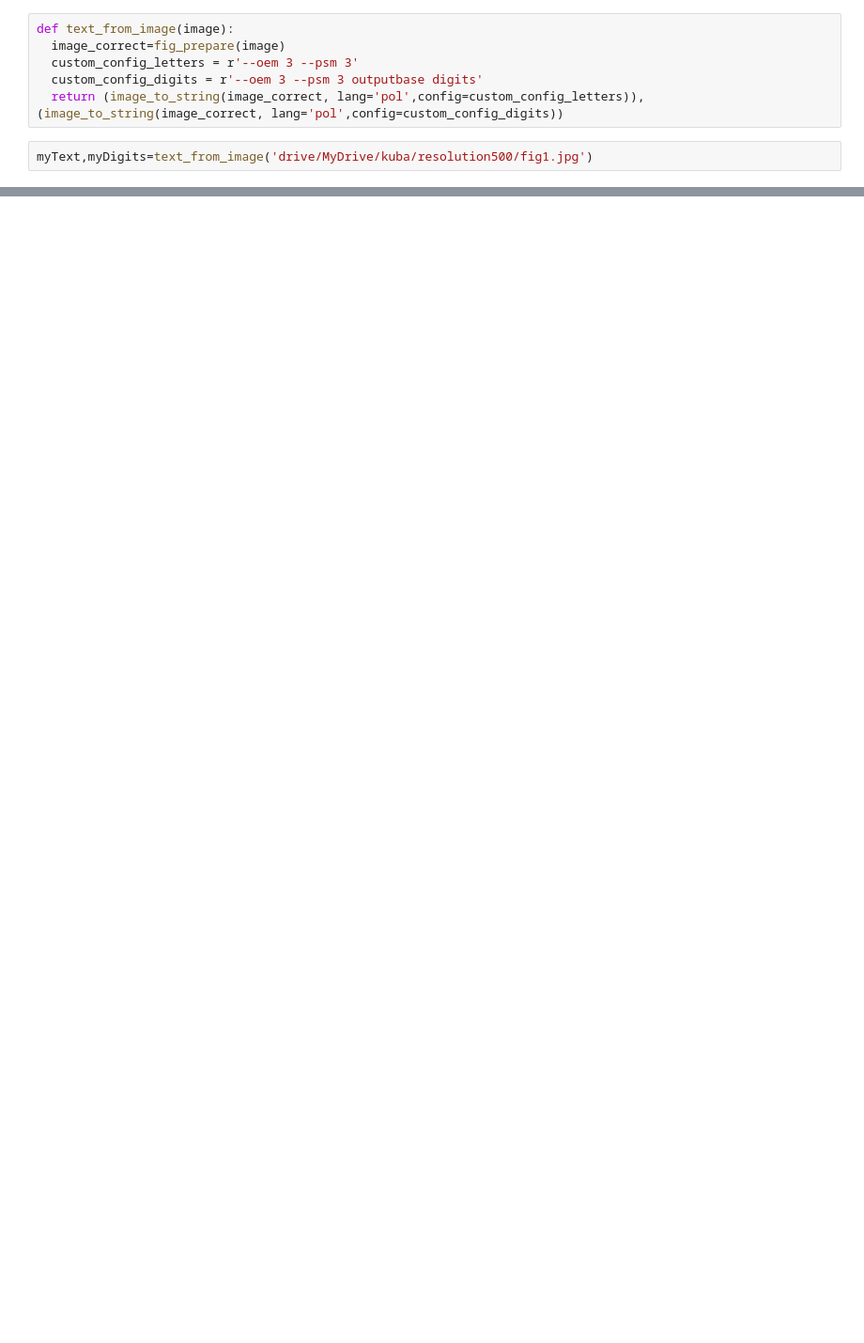
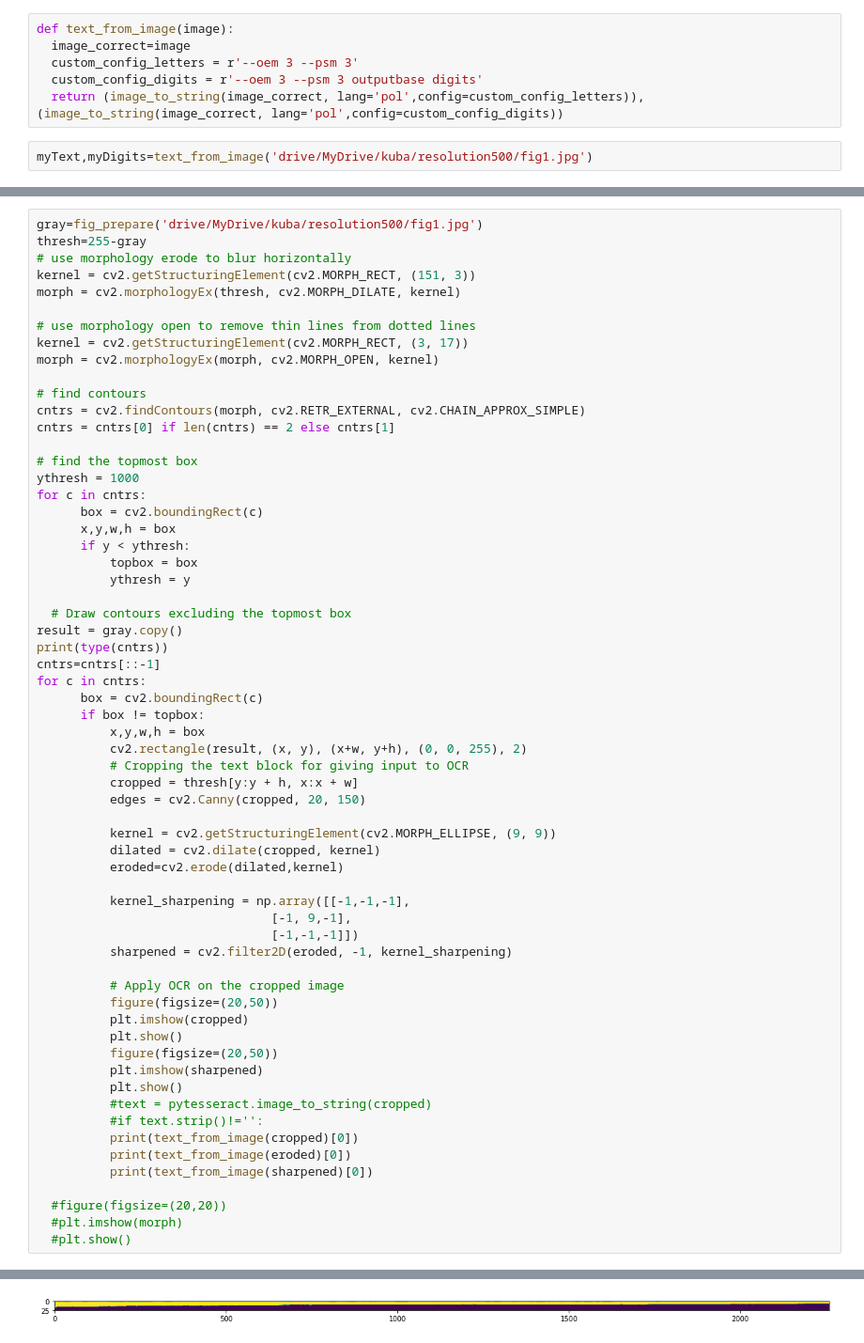
Before and after one commit to KacperGrodecki/image_proccessing, a Jupyter notebook: kuba_img_manip.ipynb, the cells around one changed output, grey strips where cells are left out. Shown at 94% size. Drawn from its saved outputs; the diff is of its cells as text; blank space fills up the shorter version.

```diff
--- a/kuba_img_manip.ipynb
+++ b/kuba_img_manip.ipynb
@@ -110,6 +141,6 @@ def fig_prepare(file):
 # %%
 def text_from_image(image):
-  image_correct=fig_prepare(image)
+  image_correct=image
   custom_config_letters = r'--oem 3 --psm 3'
   custom_config_digits = r'--oem 3 --psm 3 outputbase digits'
   return (image_to_string(image_correct, lang='pol',config=custom_config_letters)),(image_to_string(image_correct, lang='pol',config=custom_config_digits))
@@ -169,3 +197,66 @@ plt.imshow(mask)
 plt.show()
 # %% [output]
 [figure]
+# %%
+gray=fig_prepare('drive/MyDrive/kuba/resolution500/fig1.jpg')
+thresh=255-gray
+# use morphology erode to blur horizontally
+kernel = cv2.getStructuringElement(cv2.MORPH_RECT, (151, 3))
+morph = cv2.morphologyEx(thresh, cv2.MORPH_DILATE, kernel)
+
+# use morphology open to remove thin lines from dotted lines
+kernel = cv2.getStructuringElement(cv2.MORPH_RECT, (3, 17))
+morph = cv2.morphologyEx(morph, cv2.MORPH_OPEN, kernel)
+
+# find contours
+cntrs = cv2.findContours(morph, cv2.RETR_EXTERNAL, cv2.CHAIN_APPROX_SIMPLE)
+cntrs = cntrs[0] if len(cntrs) == 2 else cntrs[1]
+
+# find the topmost box
+ythresh = 1000
+for c in cntrs:
+      box = cv2.boundingRect(c)
+      x,y,w,h = box
+      if y < ythresh:
+          topbox = box
+          ythresh = y
+
+  # Draw contours excluding the topmost box
+result = gray.copy()
+print(type(cntrs))
+cntrs=cntrs[::-1]
+for c in cntrs:
+      box = cv2.boundingRect(c)
+      if box != topbox:
+          x,y,w,h = box
+          cv2.rectangle(result, (x, y), (x+w, y+h), (0, 0, 255), 2)
+          # Cropping the text block for giving input to OCR
+          cropped = thresh[y:y + h, x:x + w]
+          edges = cv2.Canny(cropped, 20, 150)
+
+          kernel = cv2.getStructuringElement(cv2.MORPH_ELLIPSE, (9, 9))
+          dilated = cv2.dilate(cropped, kernel)
+          eroded=cv2.erode(dilated,kernel)
+
+          kernel_sharpening = np.array([[-1,-1,-1],
+                                [-1, 9,-1],
+                                [-1,-1,-1]])
+          sharpened = cv2.filter2D(eroded, -1, kernel_sharpening)
+
+          # Apply OCR on the cropped image
+          figure(figsize=(20,50))
+          plt.imshow(cropped)
+          plt.show()
+          figure(figsize=(20,50))
+          plt.imshow(sharpened)
+          plt.show()
+          #text = pytesseract.image_to_string(cropped)
+          #if text.strip()!='':
+          print(text_from_image(cropped)[0])
+          print(text_from_image(eroded)[0])
+          print(text_from_image(sharpened)[0])
+
+  #figure(figsize=(20,20))
+  #plt.imshow(morph)
+  #plt.show()
+# %% [output]
@@ -171,0 +264 @@ plt.show()
+[figure, added]
```
Also changed, not shown: parts of 10 cells of this notebook.
